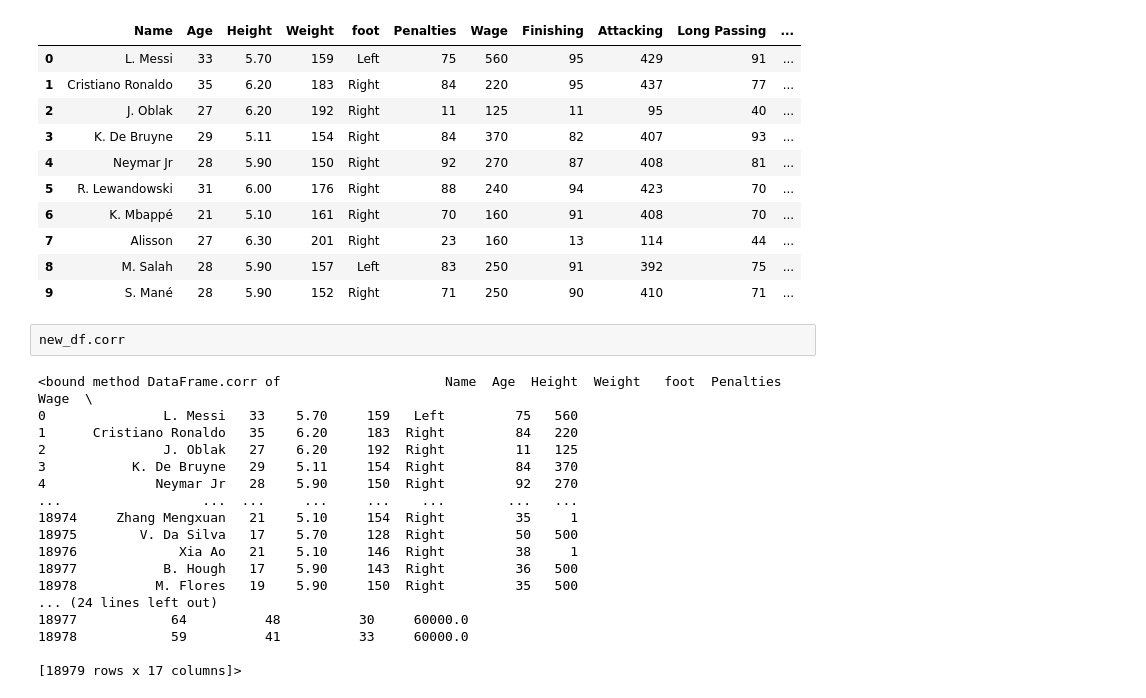
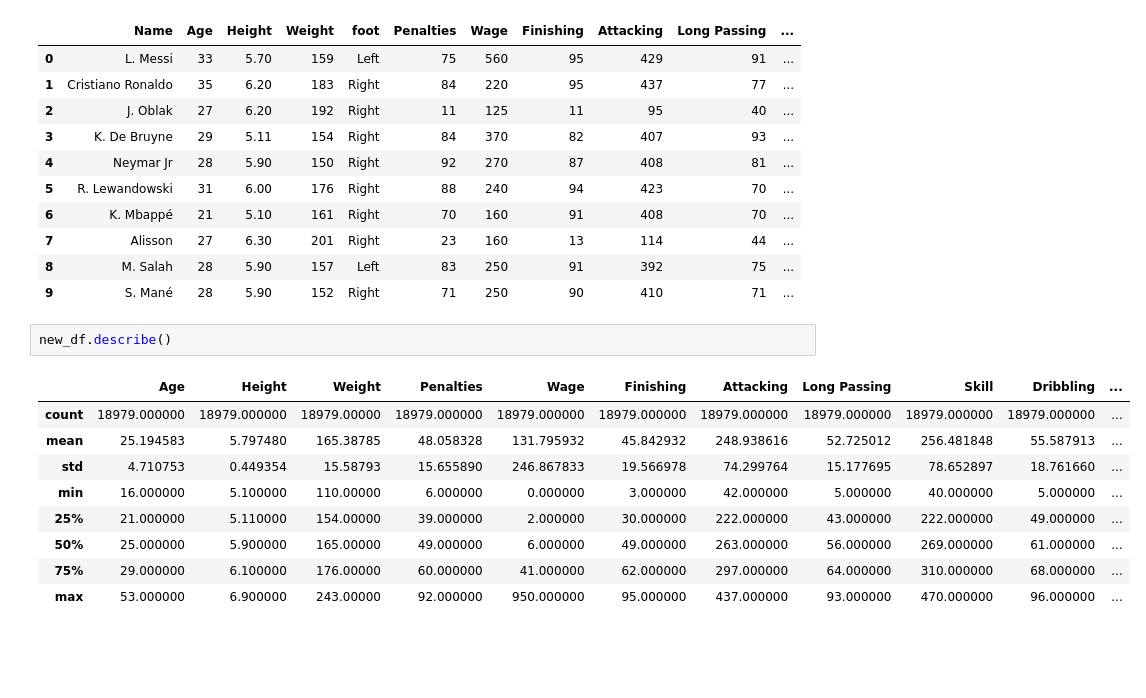
Before and after one commit to ayoub22222222/Data_Cleaning_project, a Jupyter notebook: notebook/fifa21_EDA.ipynb, the cells around one changed output. Cells and saved outputs as stored; diff of their text form; blank space fills up the shorter version.

```diff
--- a/notebook/fifa21_EDA.ipynb
+++ b/notebook/fifa21_EDA.ipynb
@@ -54,22 +54,14 @@ new_df.head(10)
 | 8 | M. Salah | 28 | 5.90 | 157 | Left | 83 | 250 | 91 | 392 | 75 | ... |
 | 9 | S. Mané | 28 | 5.90 | 152 | Right | 71 | 250 | 90 | 410 | 71 | ... |
 # %%
-new_df.corr
+new_df.describe()
 # %% [output]
-<bound method DataFrame.corr of                     Name  Age  Height  Weight   foot  Penalties  Wage  \
-0               L. Messi   33    5.70     159   Left         75   560
-1      Cristiano Ronaldo   35    6.20     183  Right         84   220
-2               J. Oblak   27    6.20     192  Right         11   125
-3           K. De Bruyne   29    5.11     154  Right         84   370
-4              Neymar Jr   28    5.90     150  Right         92   270
-...                  ...  ...     ...     ...    ...        ...   ...
-18974     Zhang Mengxuan   21    5.10     154  Right         35     1
-18975        V. Da Silva   17    5.70     128  Right         50   500
-18976             Xia Ao   21    5.10     146  Right         38     1
-18977           B. Hough   17    5.90     143  Right         36   500
-18978          M. Flores   19    5.90     150  Right         35   500
-... (24 lines left out)
-18977            64          48          30     60000.0
-18978            59          41          33     60000.0
-
-[18979 rows x 17 columns]>
+|  | Age | Height | Weight | Penalties | Wage | Finishing | Attacking | Long Passing | Skill | Dribbling | ... |
+| count | 18979.000000 | 18979.000000 | 18979.00000 | 18979.000000 | 18979.000000 | 18979.000000 | 18979.000000 | 18979.000000 | 18979.000000 | 18979.000000 | ... |
+| mean | 25.194583 | 5.797480 | 165.38785 | 48.058328 | 131.795932 | 45.842932 | 248.938616 | 52.725012 | 256.481848 | 55.587913 | ... |
+| std | 4.710753 | 0.449354 | 15.58793 | 15.655890 | 246.867833 | 19.566978 | 74.299764 | 15.177695 | 78.652897 | 18.761660 | ... |
+| min | 16.000000 | 5.100000 | 110.00000 | 6.000000 | 0.000000 | 3.000000 | 42.000000 | 5.000000 | 40.000000 | 5.000000 | ... |
+| 25% | 21.000000 | 5.110000 | 154.00000 | 39.000000 | 2.000000 | 30.000000 | 222.000000 | 43.000000 | 222.000000 | 49.000000 | ... |
+| 50% | 25.000000 | 5.900000 | 165.00000 | 49.000000 | 6.000000 | 49.000000 | 263.000000 | 56.000000 | 269.000000 | 61.000000 | ... |
+| 75% | 29.000000 | 6.100000 | 176.00000 | 60.000000 | 41.000000 | 62.000000 | 297.000000 | 64.000000 | 310.000000 | 68.000000 | ... |
+| max | 53.000000 | 6.900000 | 243.00000 | 92.000000 | 950.000000 | 95.000000 | 437.000000 | 93.000000 | 470.000000 | 96.000000 | ... |
```
Also changed, not shown: parts of 8 cells of this notebook.
